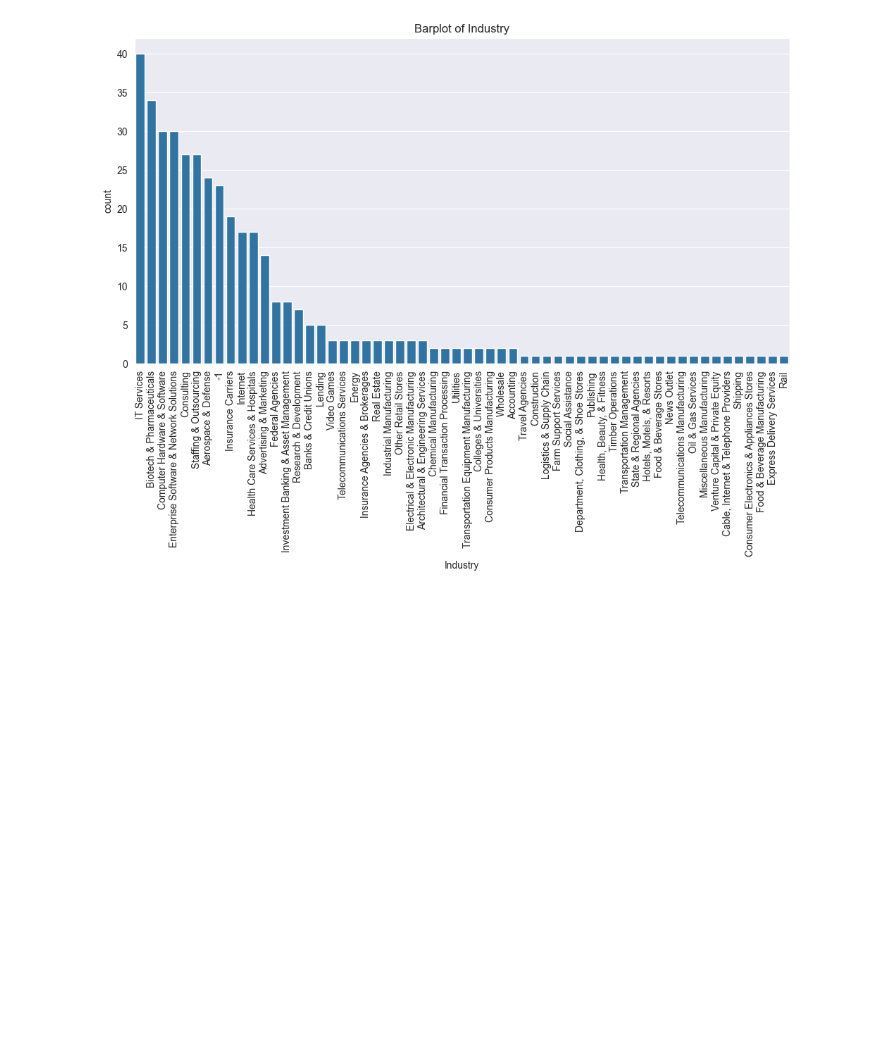
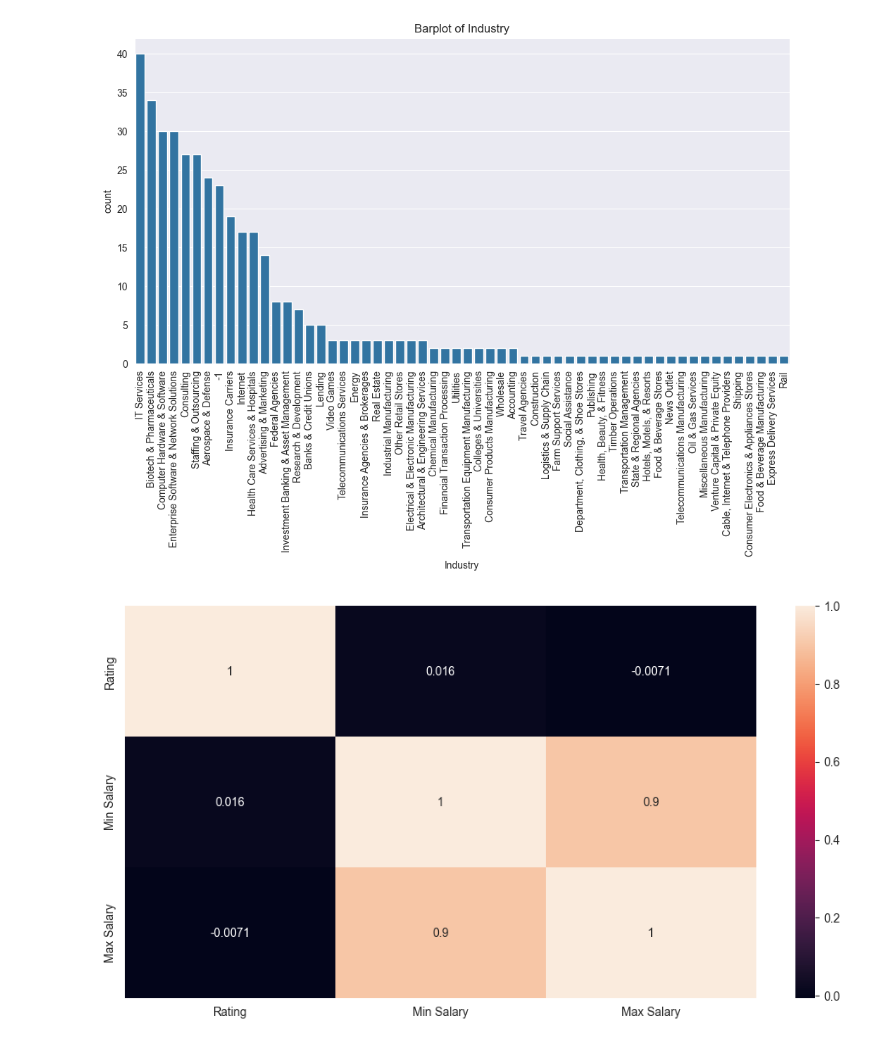
Before and after one commit to KishanYern/Data-Science-Project, a Jupyter notebook: computer_jobs.ipynb, the cells around one changed output. Cells and saved outputs as stored; diff of their text form; code cells hidden in the pictures; blank space fills up the shorter version.

Commit message:
finished plots

```diff
--- a/computer_jobs.ipynb
+++ b/computer_jobs.ipynb
@@ -293,3 +293,11 @@ plt.title('Barplot of Industry')
 plt.show() #barplot of industry
 # %% [output]
 [figure]
+# %%
+sns.heatmap(data = df.drop(columns=['Job Title', 'Size',
+                                    'Industry', 'Company Name', 'Type of ownership', 'Sector',
+                                    'Revenue', 'Headquarters_State/Country', 'Headquarters_City',
+                                    'Location_City', "Location_State"]).corr(), annot=True)
+plt.show() #heatmap of the correlation between the columns
+# %% [output]
+[figure, added]
```
